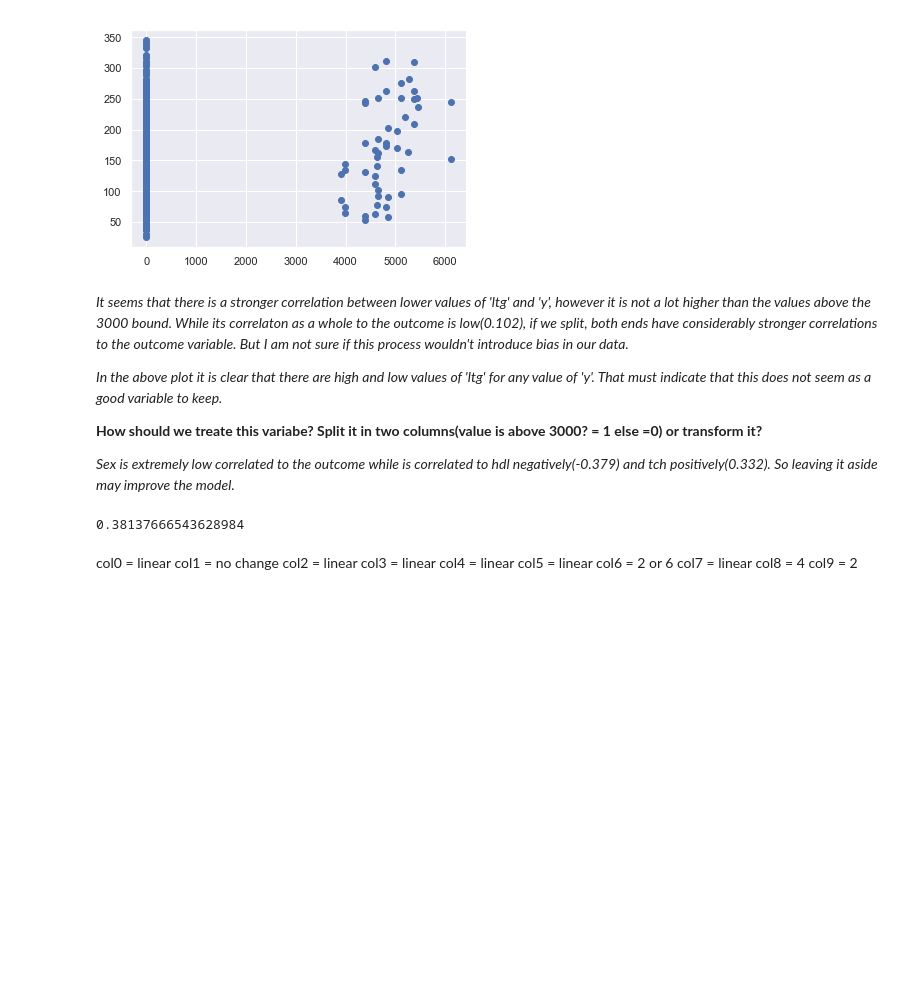
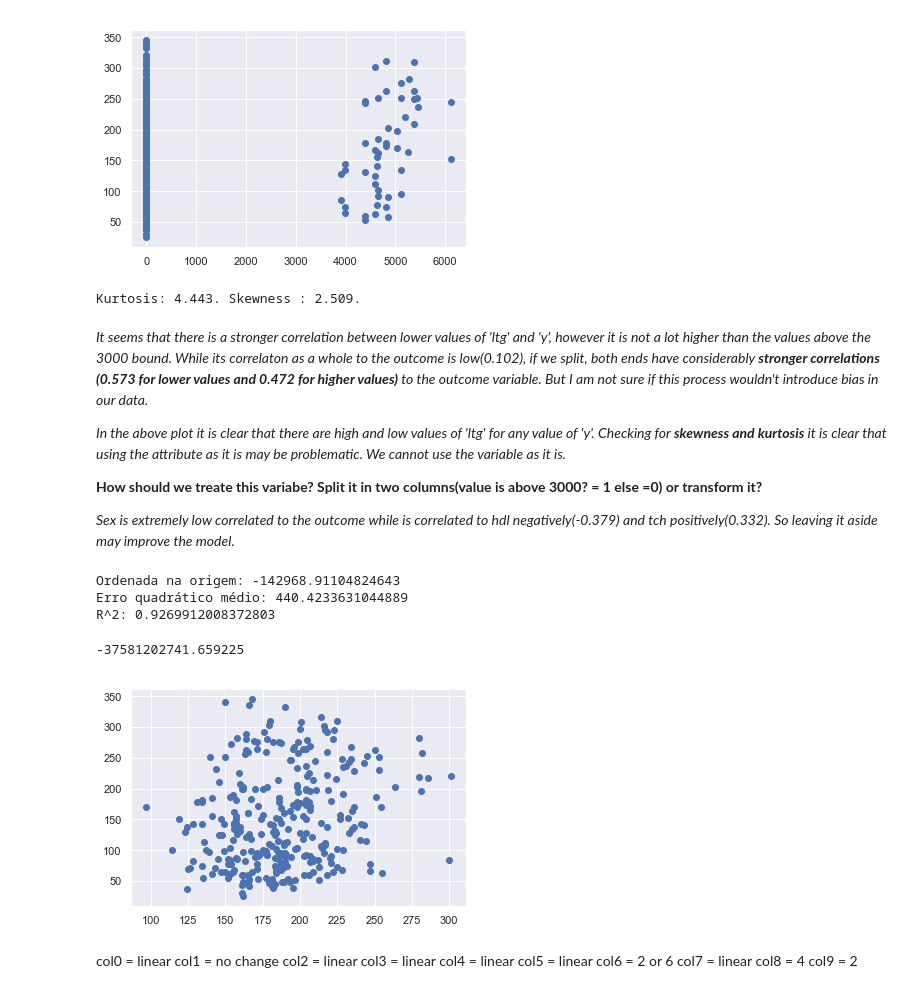
Before and after one commit to prbronze/MCZA015-13, a Jupyter notebook: Diabetes and Regression.ipynb, the cells around one changed output. Saved outputs shown, nothing was run; the diff lists cells and outputs as text; code cells hidden in the pictures; blank space fills up the shorter version.

Commit message:
kurtosis and skewness check and ridge function inserted

```diff
--- a/Diabetes and Regression.ipynb
+++ b/Diabetes and Regression.ipynb
@@ -101,34 +77,54 @@ plt.scatter(df['ltg'],df['y'])
 # %% [output]
 <matplotlib.collections.PathCollection at 0x...>
 [figure]
+# %%
+print('Kurtosis: {:.3f}. Skewness : {:.3f}.'.format(df['ltg'].kurtosis(),df['ltg'].skew()))
+# %% [output]
+Kurtosis: 4.443. Skewness : 2.509.
 # %% [markdown]
-_It seems that there is a stronger correlation between lower values of 'ltg' and 'y', however it is not a lot higher than the values above the 3000 bound. While its correlaton as a whole to the outcome is low(0.102), if we split, both ends have considerably stronger correlations to the outcome variable. But I am not sure if this process wouldn't introduce bias in our data._
+_It seems that there is a stronger correlation between lower values of 'ltg' and 'y', however it is not a lot higher than the values above the 3000 bound. While its correlaton as a whole to the outcome is low(0.102), if we split, both ends have considerably __stronger correlations (0.573 for lower values and 0.472 for higher values)__ to the outcome variable. But I am not sure if this process wouldn't introduce bias in our data._
 
-_In the above plot it is clear that there are high and low values of 'ltg' for any value of 'y'. That must indicate that this does not seem as a good variable to keep._
+_In the above plot it is clear that there are high and low values of 'ltg' for any value of 'y'. Checking for __skewness and kurtosis__ it is clear that using the attribute as it is may be problematic. We cannot use the variable as it is._
 
 __How should we treate this variabe? Split it in two columns(value is above 3000? = 1 else =0) or transform it?__
 
+
 _Sex is extremely low correlated to the outcome while is correlated to hdl negatively(-0.379) and tch positively(0.332). So leaving it aside may improve the model._
 # %%
 def poly_reg(DATA,degree,columns):
     X_train,X_test,y_train,y_test = train_test_split(
-        DATA[columns],df['y'],test_size=0.3,shuffle=False)
+        DATA[columns],DATA['y'],test_size=0.3,shuffle=False)
 
     grau = degree
     poli = PolynomialFeatures(grau, include_bias=False)
     x_poli = poli.fit_transform(X_train)
 
     poli_model = LinearRegression(fit_intercept=True)
     poli_model.fit(x_poli, y_train)
 
-    xbase = np.linspace(0, 10, 1000)
+    #ele não consegue fittar no modelo pois só tem '1 dimensão', não 10 como o dataset original.
+    #xbase = np.linspace(0, 10, 1000)
+    #xfit = poli.fit_transform(xbase[:,np.newaxis])
+    #yfit = poli_model.predict(xfit)
+    #plt.plot(xbase, yfit);
+
+    #print("Coeficientes:      ", poli_model.coef_)
+    print("Ordenada na origem:", poli_model.intercept_)
+    print("Erro quadrático médio:", mean_squared_error(y_train, poli_model.predict(x_poli)))
+    print("R^2:", r2_score(y_train, poli_model.predict(x_poli)))
+
+    #plt.scatter(X_train.iloc[:,-2], y_train)
 
     eval_score = cross_val_score(poli_model,x_poli,y_train,scoring='r2',cv=10)
     return np.mean(eval_score)
 
-poly_reg(df,1,df.columns.difference(['sex','y']))
+poly_reg(df,3,df.columns.difference(['y']))
 # %% [output]
-0.38137666543628984
+Ordenada na origem: -142968.91104824643
+Erro quadrático médio: 440.4233631044889
+R^2: 0.9269912008372803
+-37581202741.659225
+[figure, added]
 # %% [markdown]
 col0 = linear
 col1 = no change
```
Also changed, not shown: parts of 4 cells of this notebook.
